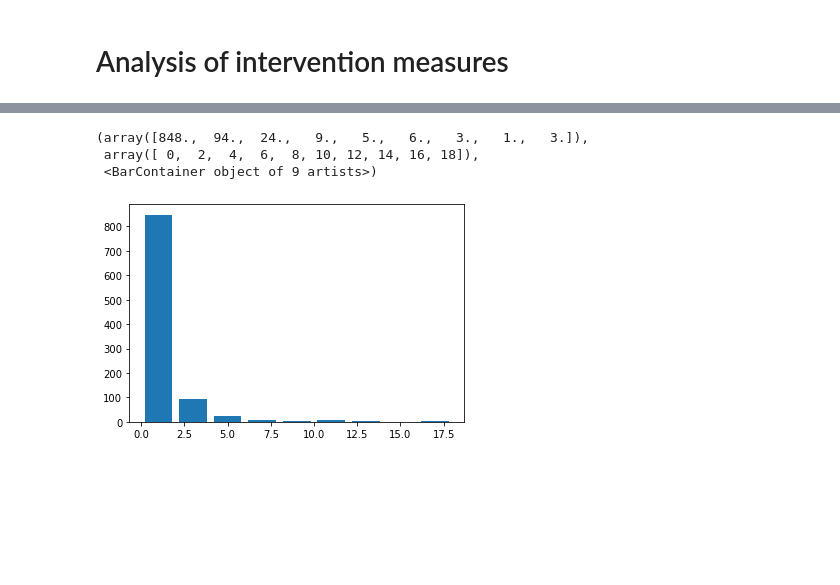
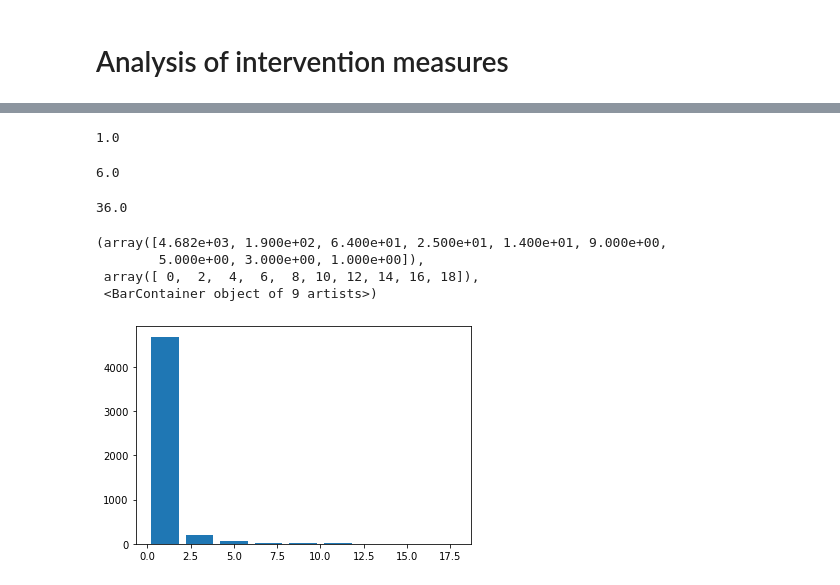
Before and after one commit to JanaLasser/uni_SEIRX, a Jupyter notebook: code/analysis_intervention_measures.ipynb, the cells around one changed output, grey strips where cells are left out. Saved outputs shown, nothing was run; the diff lists cells and outputs as text; code cells hidden in the pictures; blank space fills up the shorter version.

Commit message:
analysis plots for different scenarios

```diff
--- a/code/analysis_intervention_measures.ipynb
+++ b/code/analysis_intervention_measures.ipynb
@@ -19,6 +19,9 @@ for f in listdir(src):
 results = results.reset_index(drop=True)
 # subtract the index case
 results['infected_agents'] = results['infected_agents'] - 1
+results['Höhrsaalbelegung'] = results['presence_fraction'] * 100
+results['Höhrsaalbelegung'] = results['Höhrsaalbelegung'].astype(int)
+results['Höhrsaalbelegung'] = results['Höhrsaalbelegung'].apply(lambda x: '{}%'.format(x))
 results = results.set_index(['unistudent_mask', 'lecturer_mask', 'presence_fraction'])
 # %%
 results['scenario'] = np.nan
@@ -43,0 +33,32 @@ sns.catplot(x='scenario', y='R0',
+# %%
+import matplotlib.patches as mpatches
+green = '#229954'
+blue = '#2471A3'
+grey = '#7F8C8D'
+
+plt.rcParams['hatch.linewidth'] = 3
+order = ['keine Masken', 'nur Lehrende Masken', 'nur Studierende Masken', 'alle Masken']
+g = sns.catplot(x='scenario', y='infected_agents',
+                hue='Höhrsaalbelegung', data=results, kind="bar", aspect=1.8,
+                order=order, legend=False, palette=[grey, green, green])
+ax = g.axes[0][0]
+ax.set_ylabel('mittlere Anzahl Folgefälle', fontsize=20)
+ax.set_xlabel('')
+ax.set_yticks([0, 0.1, 0.2, 0.3, 0.4])
+ax.set_yticklabels([0, 0.1, 0.2, 0.3, 0.4], fontsize=16)
+ax.set_xticklabels(['keine\nMasken', 'nur Lehrende\nMasken',
+                    'nur Studierende\nMasken', 'alle\nMasken'], fontsize=16)
+
+for i in [4, 5, 6, 7]:
+    bar = ax.patches[i]
+    hatch = '///'
+    bar.set_hatch(hatch)
+    bar.set_edgecolor(blue)
+
+patch1 = mpatches.Patch(facecolor=grey,label='100%')
+patch2 = mpatches.Patch(facecolor=green, hatch='\\\\',label='50%', edgecolor=blue)
+patch3 = mpatches.Patch(facecolor=green, label='25%')
+
+legend = ax.legend(handles = [patch1, patch2, patch3], loc=1, fontsize=16,
+          title='Höhrsaalbelegung', handlelength=4)
+plt.setp(legend.get_title(),fontsize=16);
@@ -44,10 +67,23 @@ sns.catplot(x='scenario', y='R0',
+# %%
+results = results.set_index(['unistudent_mask', 'lecturer_mask', 'presence_fraction'])
+# %%
+results.loc[0, 0, 1]['infected_agents'].quantile(0.90)
+# %% [output]
+1.0
+# %%
+results.loc[0, 0, 1]['infected_agents'].quantile(0.99)
+# %% [output]
+6.0
+# %%
+results.loc[0, 0, 1]['infected_agents'].max()
+# %% [output]
+36.0
 # %%
-import matplotlib.pyplot as plt
-
 fig, ax = plt.subplots()
-ax.hist(results['infected_agents'], bins=range(0, 20, 2), rwidth=0.8)
+ax.hist(results.loc[0, 0, 1]['infected_agents'], bins=range(0, 20, 2), rwidth=0.8)
 # %% [output]
-(array([848.,  94.,  24.,   9.,   5.,   6.,   3.,   1.,   3.]),
+(array([4.682e+03, 1.900e+02, 6.400e+01, 2.500e+01, 1.400e+01, 9.000e+00,
+        5.000e+00, 3.000e+00, 1.000e+00]),
  array([ 0,  2,  4,  6,  8, 10, 12, 14, 16, 18]),
  <BarContainer object of 9 artists>)
-[figure, old version]
+[figure, new version]
```
Also changed, not shown: parts of 4 cells of this notebook.
